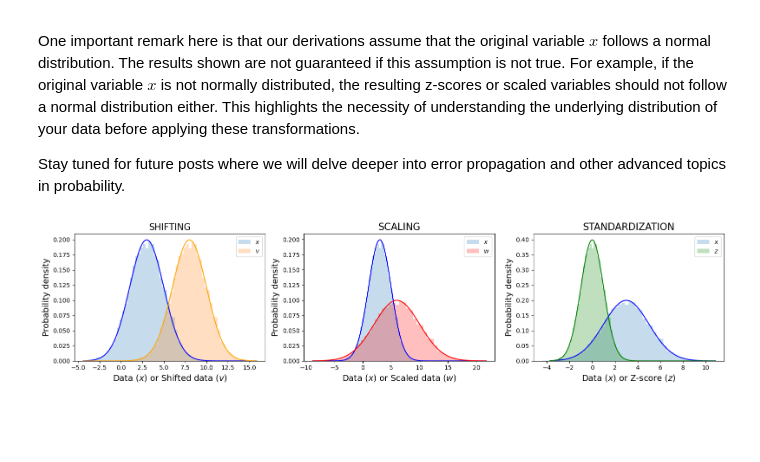
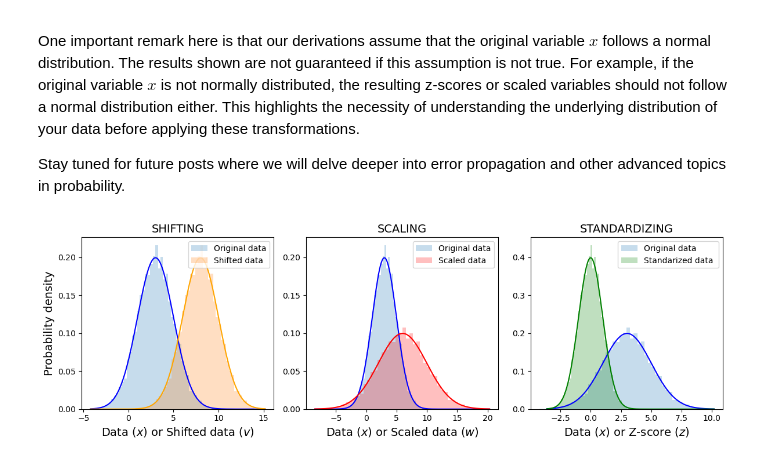
Before and after one commit to PessoaP/blog, a Jupyter notebook: Normal/normal2.ipynb, the cells around one changed output. Saved outputs shown, nothing was run; the diff lists cells and outputs as text; code cells hidden in the pictures; blank space fills up the shorter version.

```diff
--- a/Normal/normal2.ipynb
+++ b/Normal/normal2.ipynb
@@ -181,42 +181,43 @@ Stay tuned for future posts where we will delve deeper into error propagation an
 # %%
 
 
-fig, ax = plt.subplots(1,3, figsize=(16, 4))
+fig, ax = plt.subplots(1,3, figsize=(12, 4))
 
 # First plot: SHIFTING
 grid = np.linspace(x.min(), v.max(), 201)
-ax[0].hist(x, bins=50, density=True, alpha=0.25, label=r'$x$')
+ax[0].hist(x, bins=50, density=True, alpha=0.25, label=r'Original data')
 ax[0].plot(grid, gaussian(grid, mu, sig), color='blue')
-ax[0].hist(v, bins=50, density=True, alpha=0.25, label=r'$v$')
+ax[0].hist(v, bins=50, density=True, alpha=0.25, label=r'Shifted data ')
 ax[0].plot(grid, gaussian(grid, mu + alpha, sig), color='orange')
 ax[0].set_xlabel('Data ($x$) or Shifted data ($v$)', fontsize=14)
 ax[0].set_ylabel('Probability density', fontsize=14)
-ax[0].set_title('SHIFTING', fontsize=15)
+ax[0].set_title('SHIFTING', fontsize=14)
 ax[0].legend()
 
 # Second plot: SCALING
 grid = np.linspace(w.min(), w.max(), 201)
-ax[1].hist(x, bins=50, density=True, alpha=0.25, label=r'$x$')
+ax[1].hist(x, bins=50, density=True, alpha=0.25, label=r'Original data')
 ax[1].plot(grid, gaussian(grid, mu, sig), color='blue')
-ax[1].hist(w, bins=50, density=True, alpha=0.25, color='red', label=r'$w$')
+ax[1].hist(w, bins=50, density=True, alpha=0.25, color='red', label=r'Scaled data ')
 ax[1].plot(grid, gaussian(grid, mu * beta, sig * beta), color='red')
 ax[1].set_xlabel('Data ($x$) or Scaled data ($w$)', fontsize=14)
-ax[1].set_ylabel('Probability density', fontsize=14)
-ax[1].set_title('SCALING', fontsize=16)
+#ax[1].set_ylabel('Probability density', fontsize=14)
+ax[1].set_title('SCALING', fontsize=14)
 ax[1].legend()
 
 # Third plot: STANDARDIZATION
 grid = np.linspace(z.min(), x.max(), 201)
-ax[2].hist(x, bins=50, density=True, alpha=0.25, label=r'$x$')
-ax[2].plot(grid, gaussian(grid, mu, sig), color='blue')
-ax[2].hist(z, bins=50, density=True, alpha=0.25, color='green', label=r'$z$')
+ax[2].hist(x,bins=50,density=True,alpha=.25,label=r'Original data')
+ax[2].plot(grid,gaussian(grid,mu,sig),color='b')
+ax[2].hist(z,bins=50,density=True,alpha=.25,color='g',label=r'Standarized data ')
 ax[2].plot(grid, gaussian(grid, 0, 1), color='green')
 ax[2].set_xlabel('Data ($x$) or Z-score ($z$)', fontsize=14)
-ax[2].set_ylabel('Probability density', fontsize=14)
-ax[2].set_title('STANDARDIZATION', fontsize=16)
+#ax[2].set_ylabel('Probability density', fontsize=14)
+ax[2].set_title('STANDARDIZING', fontsize=14)
 ax[2].legend()
 
 plt.tight_layout()
+plt.savefig('thumbnail.png',dpi=500)
 plt.show()
 # %% [output]
-[figure, old version]
+[figure, new version]
```
Also changed, not shown: parts of 4 cells of this notebook, 1 other file.
